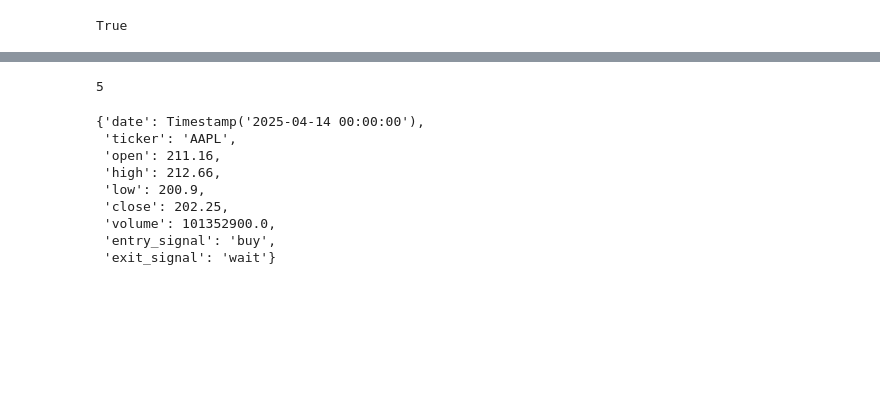
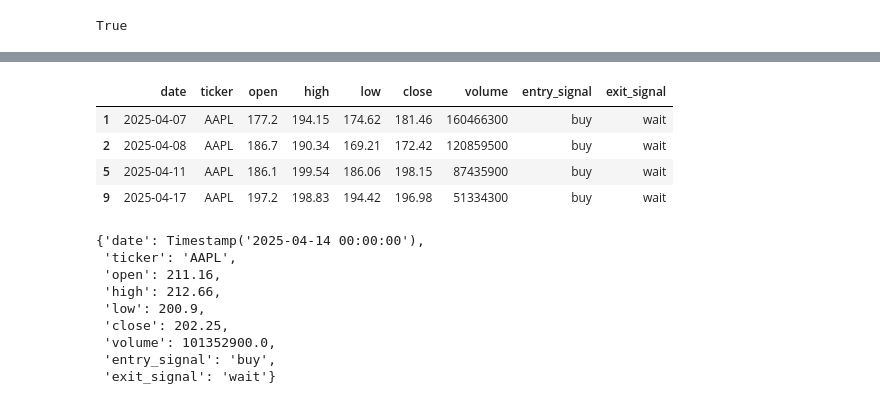
Before and after one commit to CKAbundant/strat_backtest, a Jupyter notebook: notebooks/gen_sample_csv.ipynb, the cells around one changed output, grey strips where cells are left out. Cells and saved outputs as stored; diff of their text form; code cells hidden in the pictures; blank space fills up the shorter version.

```diff
--- a/notebooks/gen_sample_csv.ipynb
+++ b/notebooks/gen_sample_csv.ipynb
@@ -159,7 +141,11 @@ temp
-# %%
-random.choice(list(temp.index))
-# %% [output]
-5
+# %%
+temp.loc[temp["entry_signal"]=="buy", :]
+# %% [output]
+|  | date | ticker | open | high | low | close | volume | entry_signal | exit_signal |
+| 1 | 2025-04-07 | AAPL | 177.2 | 194.15 | 174.62 | 181.46 | 160466300 | buy | wait |
+| 2 | 2025-04-08 | AAPL | 186.7 | 190.34 | 169.21 | 172.42 | 120859500 | buy | wait |
+| 5 | 2025-04-11 | AAPL | 186.1 | 199.54 | 186.06 | 198.15 | 87435900 | buy | wait |
+| 9 | 2025-04-17 | AAPL | 197.2 | 198.83 | 194.42 | 196.98 | 51334300 | buy | wait |
 # %%
 temp.iloc[-1, :].to_dict()
 # %% [output]
```
Also changed, not shown: parts of 11 cells of this notebook, 5 other files.
